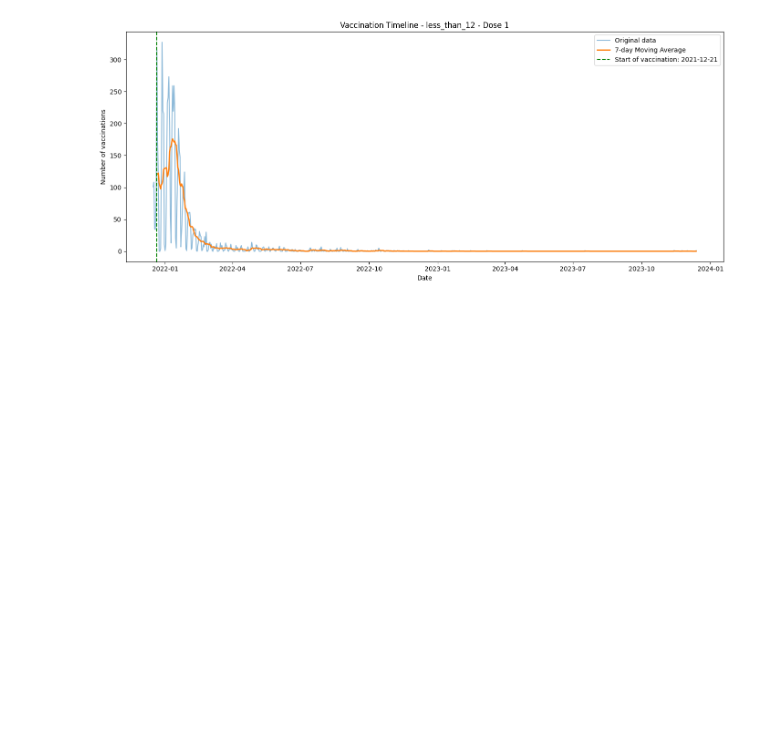
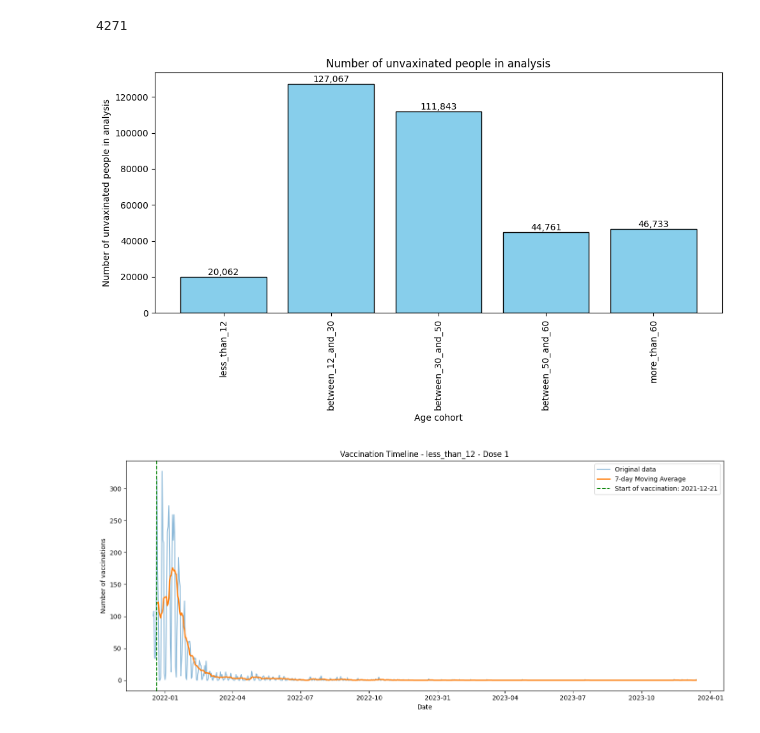
Before and after one commit to ROGR3/ARCHA21-DATACON, a Jupyter notebook: max_vax_analysis.ipynb, the cells around one changed output. Saved outputs shown, nothing was run; the diff lists cells and outputs as text; code cells hidden in the pictures; blank space fills up the shorter version.

```diff
--- a/max_vax_analysis.ipynb
+++ b/max_vax_analysis.ipynb
@@ -211,6 +211,63 @@ for p in persons:
         first = min(p.prescriptions, key=lambda x: x.date)
         rel_first = (first.date - v.date).days
         vax_ppl_prvopredpisy_map[v.age_cohort][v.dose_number][rel_first] += 1
+# %%
+sum(
+    count
+    for day, count in vax_ppl_prvopredpisy_map[AgeCohort.BETWEEN_30_AND_50][1].items()
+    if -180 <= day <= 180
+)
+# %% [output]
+4271
+# %%
+from common.utils import draw_bar_chart
+
+
+novax_amount_of_ppl_in_analysis = {
+    AgeCohort.LESS_THAN_12: 0,
+    AgeCohort.BETWEEN_12_AND_30: 0,
+    AgeCohort.BETWEEN_30_AND_50: 0,
+    AgeCohort.BETWEEN_50_AND_60: 0,
+    AgeCohort.MORE_THAN_60: 0,
+}
+vax_amount_of_ppl_in_analysis = defaultdict(lambda: defaultdict(int))
+
+
+for p in persons:
+    # if (
+    #     (p.zahajeni_pojisteni > START_DATE)
+    #     or (p.ukonceni_pojisteni is not None and p.ukonceni_pojisteni < END_DATE)
+    #     or p.died_at
+    #     or bool(p.vaccines)
+    #     or not p.prescriptions
+    # ):
+    if (
+        p.vaccines
+        or p.died_at
+        or (p.zahajeni_pojisteni > START_DATE)
+        or (p.ukonceni_pojisteni is not None and p.ukonceni_pojisteni < END_DATE)
+    ):
+
+        continue
+
+    novax_amount_of_ppl_in_analysis[p.age_cohort] += 1
+
+for p in persons:
+
+    if skip_person_for_vax(p):
+        continue
+
+    for v in p.vaccines:
+        vax_amount_of_ppl_in_analysis[v.age_cohort][v.dose_number] += 1
+
+draw_bar_chart(
+    novax_amount_of_ppl_in_analysis,
+    "Age cohort",
+    "Number of unvaxinated people in analysis",
+    "Number of unvaxinated people in analysis",
+)
+# %% [output]
+[figure, added]
 # %%
 def plot_vax_timeline(vax_dates_map, max_vax, age_cohort, dose_number):
     df = pl.DataFrame({"date": vax_dates_map[age_cohort][dose_number]})
```
Also changed, not shown: parts of 1 cell of this notebook, 1 other file.
